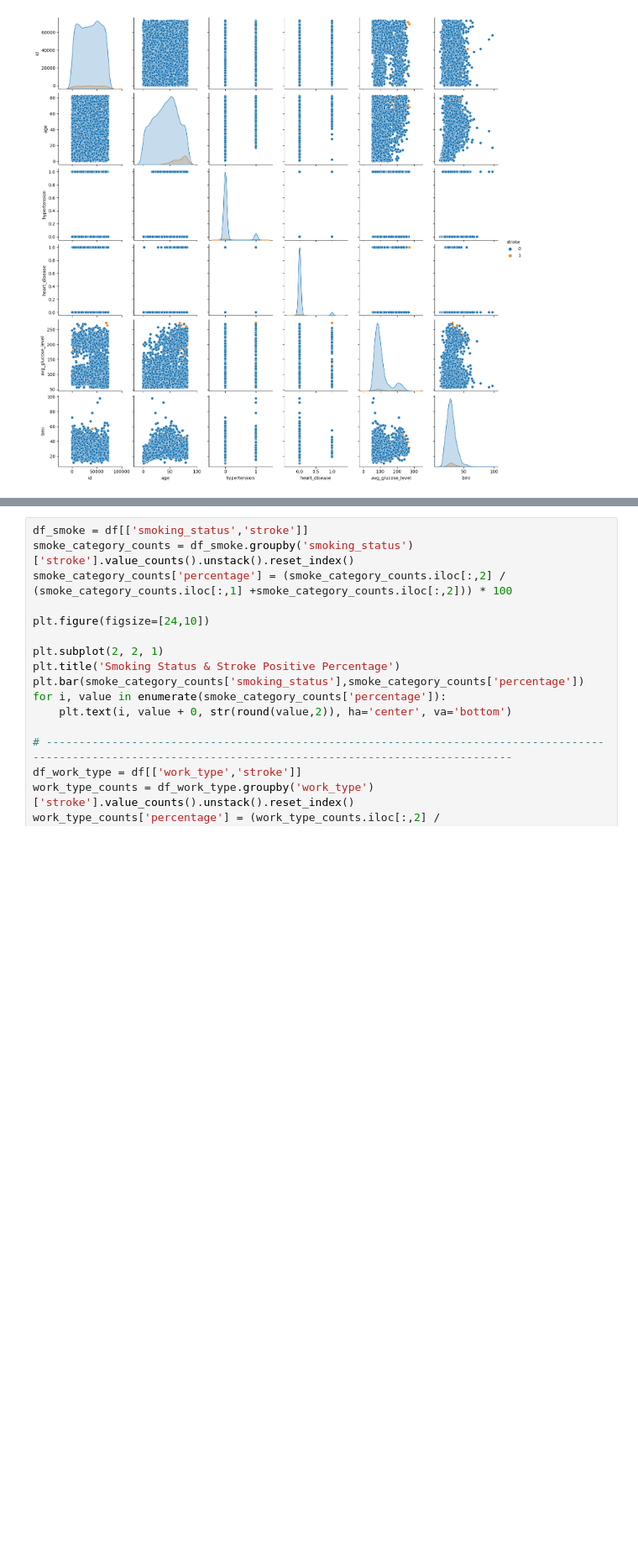
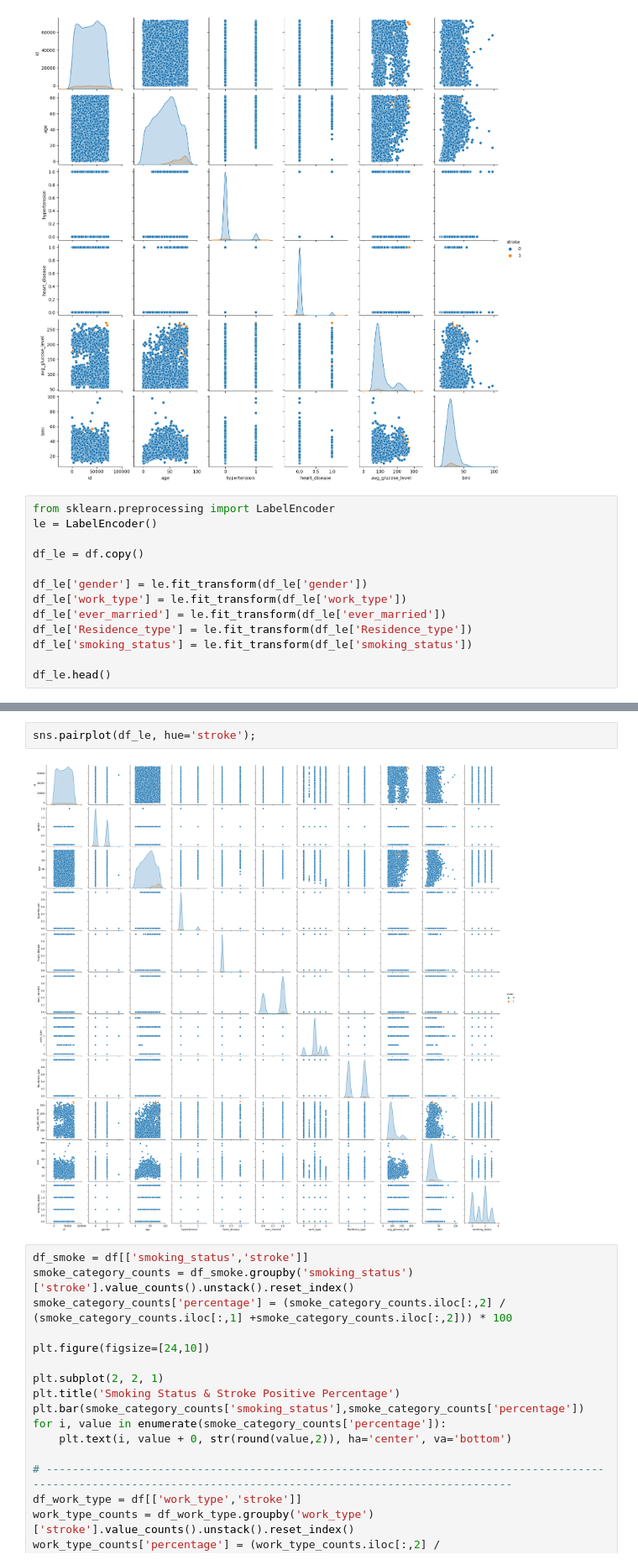
Before and after one commit to burakakay/Project-3-Machine-Learning-Classification-, a Jupyter notebook: stroke-prediction.ipynb, the cells around one changed output, grey strips where cells are left out. Shown at 84% size. Saved outputs shown, nothing was run; the diff lists cells and outputs as text; blank space fills up the shorter version.

```diff
--- a/stroke-prediction.ipynb
+++ b/stroke-prediction.ipynb
@@ -165,3 +263,16 @@ Name: count, dtype: int64
 sns.pairplot(df, hue='stroke');
 # %% [output]
 [figure]
+# %%
+from sklearn.preprocessing import LabelEncoder
+le = LabelEncoder()
+
+df_le = df.copy()
+
+df_le['gender'] = le.fit_transform(df_le['gender'])
+df_le['work_type'] = le.fit_transform(df_le['work_type'])
+df_le['ever_married'] = le.fit_transform(df_le['ever_married'])
+df_le['Residence_type'] = le.fit_transform(df_le['Residence_type'])
+df_le['smoking_status'] = le.fit_transform(df_le['smoking_status'])
+
+df_le.head()
@@ -168,3 +286,7 @@ sns.pairplot(df, hue='stroke');
+# %%
+sns.pairplot(df_le, hue='stroke');
+# %% [output]
+[figure, added]
 # %%
 df_smoke = df[['smoking_status','stroke']]
 smoke_category_counts = df_smoke.groupby('smoking_status')['stroke'].value_counts().unstack().reset_index()
```
Also changed, not shown: parts of 61 cells of this notebook.
